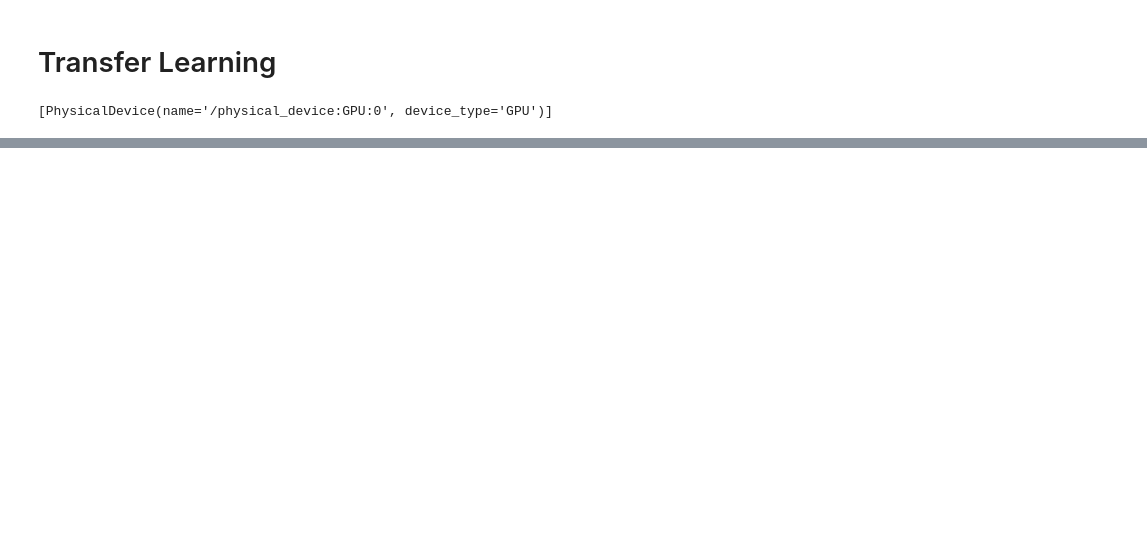
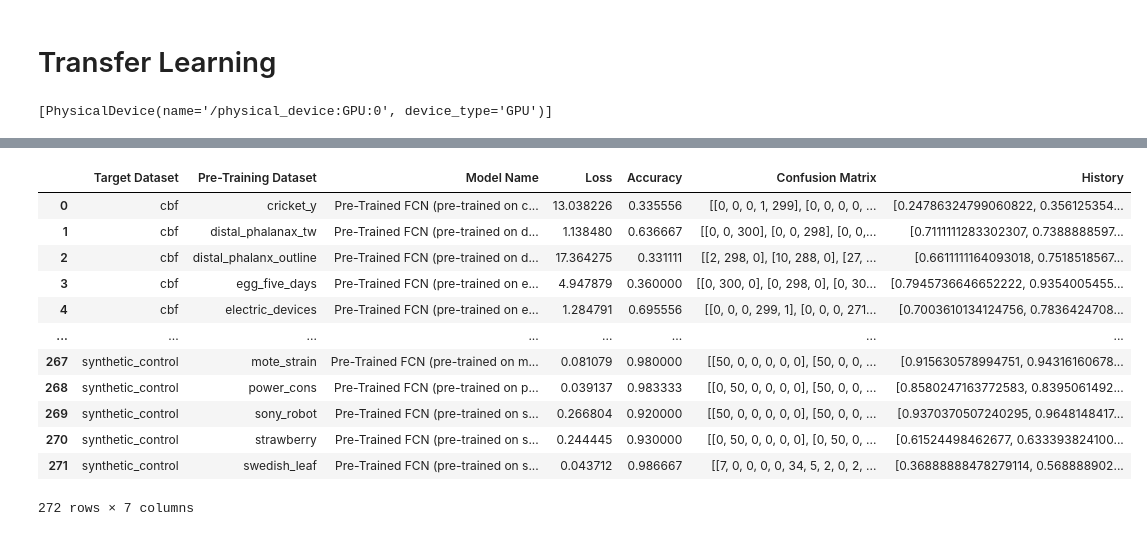
Before and after one commit to ProjectTimeSeriesClassificationUniUlm/EnsembleBasedTSC, a Jupyter notebook: notebooks/TransferLearning.ipynb, the cells around one changed output, grey strips where cells are left out. Cells and saved outputs as stored; diff of their text form; code cells hidden in the pictures; blank space fills up the shorter version.

Commit message:
transfer learning + results

```diff
--- a/notebooks/TransferLearning.ipynb
+++ b/notebooks/TransferLearning.ipynb
@@ -35,31 +43,29 @@ FINE_TUNE_LEARNING_RATE = 10e-3
 # %%
-def train_model_from_scratch(x_train, y_train, x_test, y_test, dataset_name):
-    """
-    Function to train a model from scratch on a given dataset
-    :return: the trained model, the loss, the accuracy, and the history
-    """
+def transfer_learning_model_one_dataset(x_train, y_train, dataset_name):
     input_size = x_train.shape[1]
     output_size = len(np.unique(y_train))
 
-    scratch_model = GENERATE_MODEL(input_size, output_size)
-    scratch_model.build(input_shape=(None, input_size, 1))
+    model = GENERATE_MODEL(input_size, output_size)
+    model.build(input_shape=(None, input_size, 1))
 
     return train_single_model(
-        scratch_model, x_train, y_train, x_test, y_test,
-        epochs=EPOCHS_PER_TRAINING, batch_size=None, model_name=MODEL_NAME, dataset_name=dataset_name
+        model, x_train, y_train,
+        epochs=PRE_TRAIN_EPOCHS, batch_size=25, model_name='FCN',
+        dataset_name=dataset_name,
+        quiet=True
     )
 # %%
-def transfer_learning_model_one_dataset(x_train, y_train, x_test, y_test, dataset_name):
+def fine_tune_model(pre_trained_model, x_train, y_train, x_test, y_test, dataset_name):
     input_size = x_train.shape[1]
     output_size = len(np.unique(y_train))
-
-    model = GENERATE_MODEL(input_size, output_size)
-    model.build(input_shape=(None, input_size, 1))
+    headless_model_layers = pre_trained_model.layers[:-1]
+    fine_tuned_model = keras.Sequential([*headless_model_layers, keras.layers.Dense(output_size, activation='softmax')])
+    fine_tuned_model.build(input_shape=(None, input_size, 1))
 
     return train_single_model(
-        model, x_train, y_train, x_test, y_test,
-        epochs=EPOCHS_PER_TRAINING, batch_size=25, model_name='FCN',
-        dataset_name=dataset_name
+        fine_tuned_model, x_train, y_train, x_test, y_test,
+        epochs=FINE_TUNE_EPOCHS, batch_size=25, model_name='FCN', dataset_name=dataset_name,
+        quiet=True, learning_rate=FINE_TUNE_LEARNING_RATE
     )
 # %%
 def two_confusion_matrices(confusion_matrix_1, model_name_1, confusion_matrix_2, model_name_2, dataset_name):
@@ -131,2 +130,0 @@ def transfer_learning_for_all_datasets(used_datasets):
-# %%
-transfer_learning_for_all_datasets(USED_DATASETS)
@@ -149,0 +131,2 @@ Training FCN on cbf dataset: 0epoch [00:00, ?epoch/s]
+# %%
+results = list(transfer_learning_for_all_datasets(USED_DATASETS))
@@ -149,0 +171,17 @@ Training FCN on cbf dataset: 0epoch [00:00, ?epoch/s]
+# %%
+df = pd.DataFrame(results, columns=['Target Dataset', 'Pre-Training Dataset', 'Model Name', 'Loss', 'Accuracy', 'Confusion Matrix', 'History'])
+df
+# %% [output]
+|  | Target Dataset | Pre-Training Dataset | Model Name | Loss | Accuracy | Confusion Matrix | History |
+| 0 | cbf | cricket_y | Pre-Trained FCN (pre-trained on c... | 13.038226 | 0.335556 | [[0, 0, 0, 1, 299], [0, 0, 0, 0, ... | [0.24786324799060822, 0.356125354... |
+| 1 | cbf | distal_phalanax_tw | Pre-Trained FCN (pre-trained on d... | 1.138480 | 0.636667 | [[0, 0, 300], [0, 0, 298], [0, 0,... | [0.7111111283302307, 0.7388888597... |
+| 2 | cbf | distal_phalanx_outline | Pre-Trained FCN (pre-trained on d... | 17.364275 | 0.331111 | [[2, 298, 0], [10, 288, 0], [27, ... | [0.6611111164093018, 0.7518518567... |
+| 3 | cbf | egg_five_days | Pre-Trained FCN (pre-trained on e... | 4.947879 | 0.360000 | [[0, 300, 0], [0, 298, 0], [0, 30... | [0.7945736646652222, 0.9354005455... |
+| 4 | cbf | electric_devices | Pre-Trained FCN (pre-trained on e... | 1.284791 | 0.695556 | [[0, 0, 0, 299, 1], [0, 0, 0, 271... | [0.7003610134124756, 0.7836424708... |
+| ... | ... | ... | ... | ... | ... | ... | ... |
+| 267 | synthetic_control | mote_strain | Pre-Trained FCN (pre-trained on m... | 0.081079 | 0.980000 | [[50, 0, 0, 0, 0, 0], [50, 0, 0, ... | [0.915630578994751, 0.94316160678... |
+| 268 | synthetic_control | power_cons | Pre-Trained FCN (pre-trained on p... | 0.039137 | 0.983333 | [[0, 50, 0, 0, 0, 0], [50, 0, 0, ... | [0.8580247163772583, 0.8395061492... |
+| 269 | synthetic_control | sony_robot | Pre-Trained FCN (pre-trained on s... | 0.266804 | 0.920000 | [[50, 0, 0, 0, 0, 0], [50, 0, 0, ... | [0.9370370507240295, 0.9648148417... |
+| 270 | synthetic_control | strawberry | Pre-Trained FCN (pre-trained on s... | 0.244445 | 0.930000 | [[0, 50, 0, 0, 0, 0], [0, 50, 0, ... | [0.61524498462677, 0.633393824100... |
+| 271 | synthetic_control | swedish_leaf | Pre-Trained FCN (pre-trained on s... | 0.043712 | 0.986667 | [[7, 0, 0, 0, 0, 34, 5, 2, 0, 2, ... | [0.36888888478279114, 0.568888902... |
+272 rows × 7 columns
```
Also changed, not shown: parts of 8 cells of this notebook, 1 other file.
